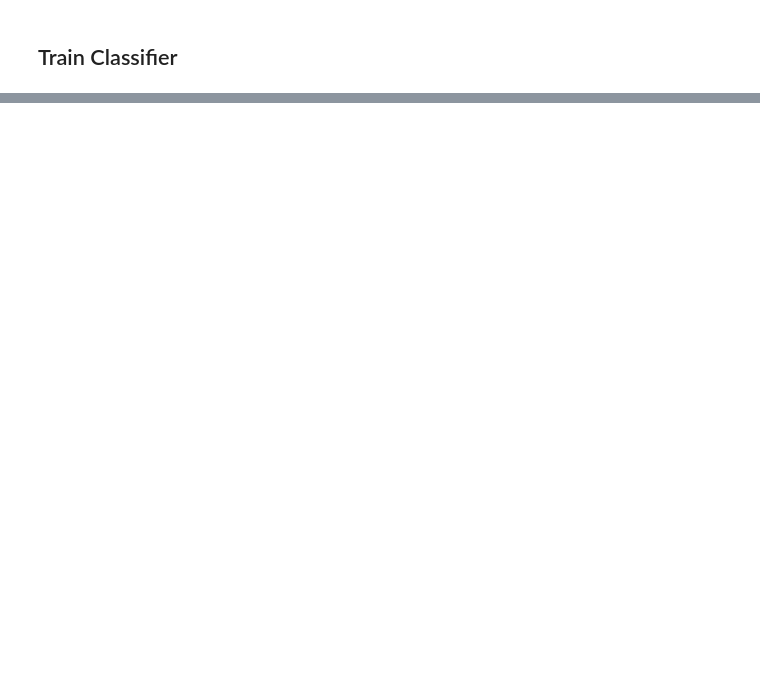
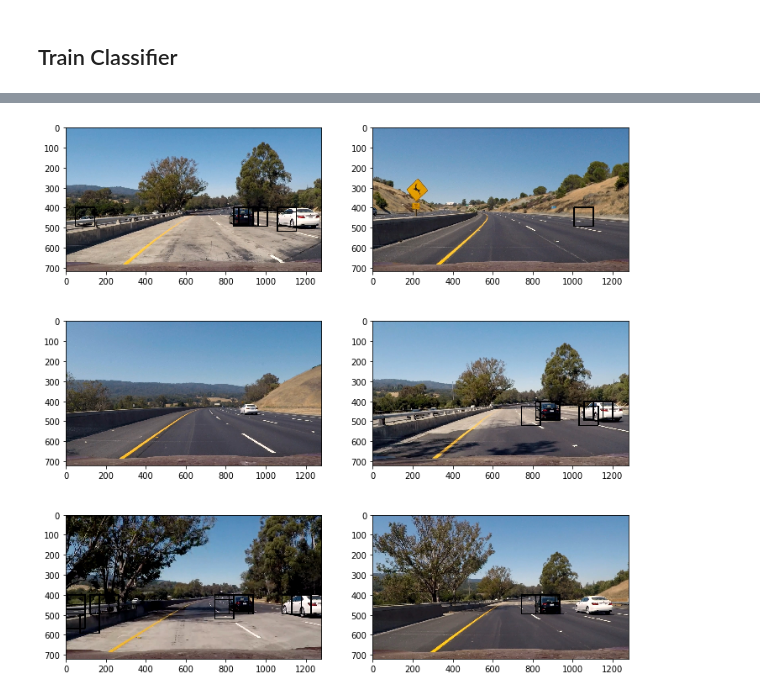
Before and after one commit to patrickcleeve/CarND-Term1-Vehicle-Detection-P5, a Jupyter notebook: CarND-Vehicle-Detection.ipynb, the cells around one changed output, grey strips where cells are left out. Cells and saved outputs as stored; diff of their text form; code cells hidden in the pictures; blank space fills up the shorter version.

```diff
--- a/CarND-Vehicle-Detection.ipynb
+++ b/CarND-Vehicle-Detection.ipynb
@@ -595,3 +685,13 @@ Text(0.5,1,'Normalised Features')
+# %%
+# Helper function
+
+def convert_color(img, conv='RGB2YCrCb'):
+    if conv == 'RGB2YCrCb':
+        return cv2.cvtColor(img, cv2.COLOR_RGB2YCrCb)
+    if conv == 'BGR2YCrCb':
+        return cv2.cvtColor(img, cv2.COLOR_BGR2YCrCb)
+    if conv == 'RGB2LUV':
+        return cv2.cvtColor(img, cv2.COLOR_RGB2LUV)
 # %%
 # Define a single function that can extract features using hog sub-sampling and make predictions
 def find_cars(img, ystart, ystop, scale, svc, X_scaler, orient, pix_per_cell, cell_per_block, spatial_size, hist_bins):
@@ -658,14 +758,34 @@ def find_cars(img, ystart, ystop, scale, svc, X_scaler, orient, pix_per_cell, ce
                 cv2.rectangle(draw_img,(xbox_left, ytop_draw+ystart),(xbox_left+win_draw,ytop_draw+win_draw+ystart),(0,0,255),6)
 
     return draw_img
-
-ystart = 400
-ystop = 656
-scale = 1.5
-
-out_img = find_cars(img, ystart, ystop, scale, svc, X_scaler, orient, pix_per_cell, cell_per_block, spatial_size, hist_bins)
-
-plt.imshow(out_img)
+# %%
+# For visualisation
+images = []
+titles = []
+
+
+ystart = 400
+ystop = 656
+scale = 1.5
+
+for image_path in test_images:
+
+    image = mpimg.imread(image_path)
+    # Rescale .jpg image
+    image = image.astype(np.float32)/255
+
+    out_img = find_cars(image, ystart, ystop, scale, svc, X_scaler,
+                        orient, pix_per_cell, cell_per_block, spatial_size, hist_bins)
+
+
+    images.append(out_img)
+    titles.append("")
+
+
+fig = plt.figure(figsize=(12, 12))
+visualize(fig, 3, 2, images, titles)
+# %% [output]
+[figure, added]
 # %%
 
 
```
Also changed, not shown: parts of 8 cells of this notebook.
